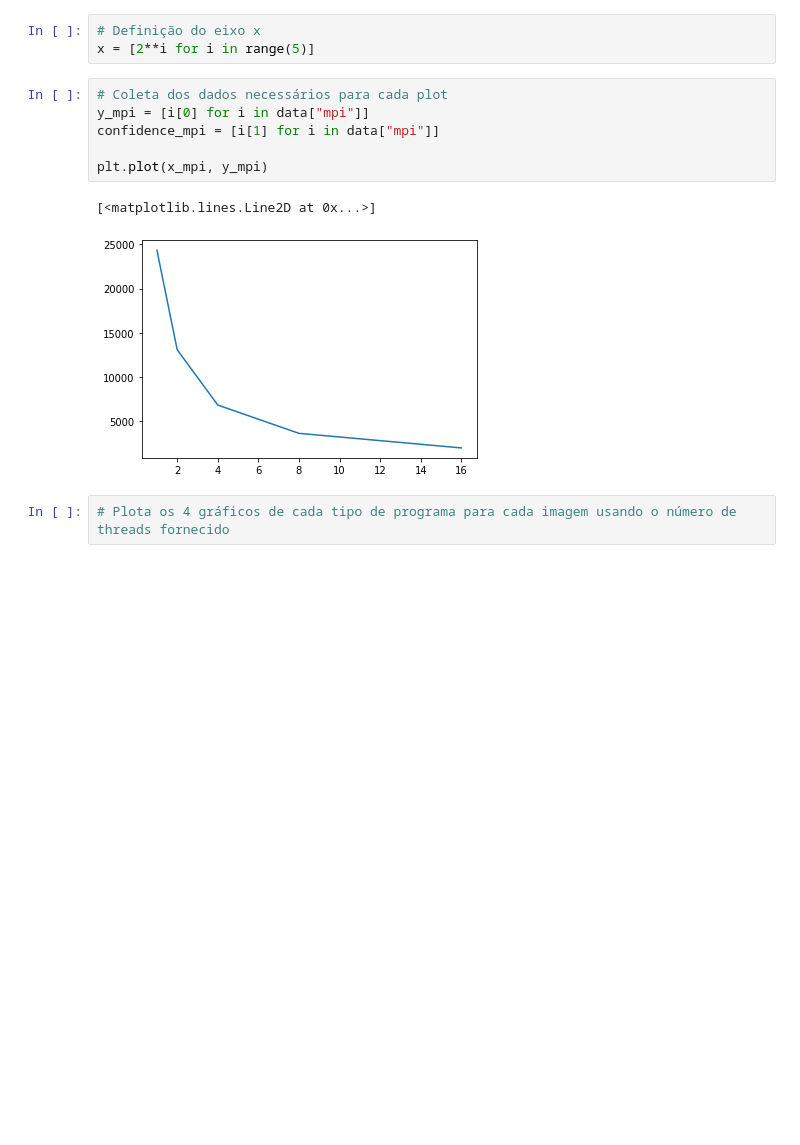
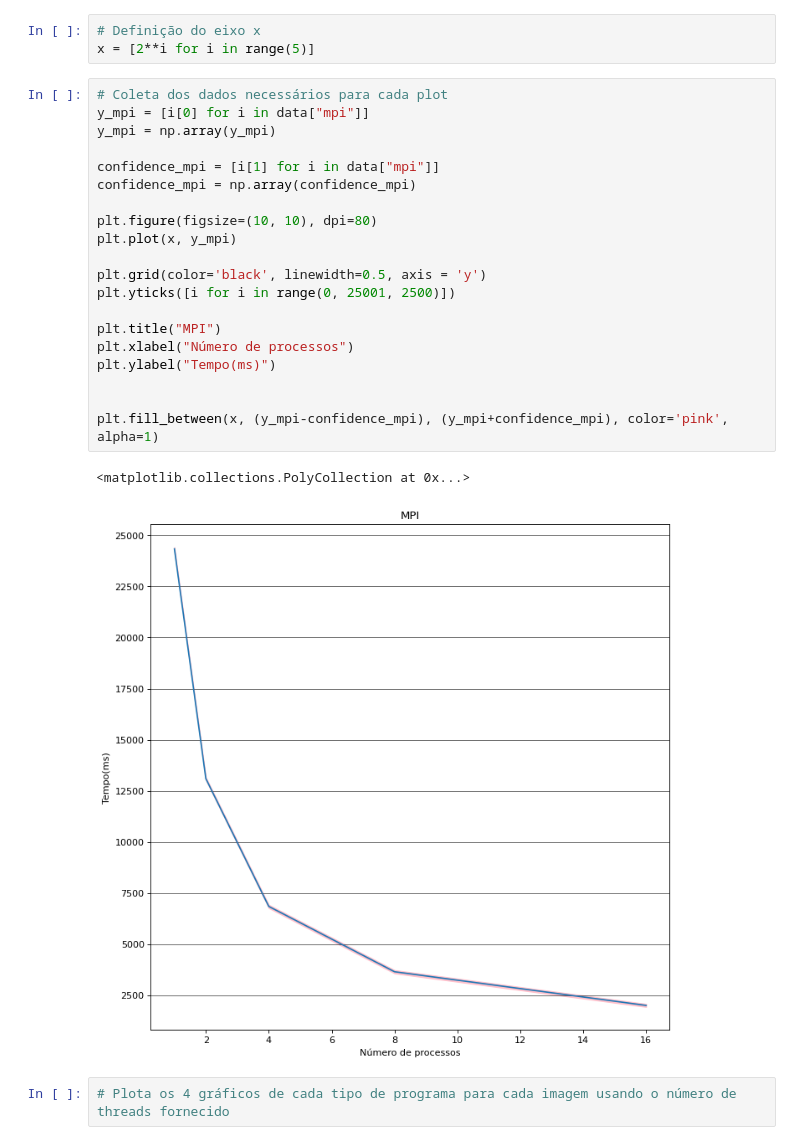
Before and after one commit to T-Guerrero/MAC0219-EP2, a Jupyter notebook: docs/documentation.ipynb, the cells around one changed output. Cells and saved outputs as stored; diff of their text form; blank space fills up the shorter version.

```diff
--- a/docs/documentation.ipynb
+++ b/docs/documentation.ipynb
@@ -164,12 +165,26 @@ x = [2**i for i in range(5)]
 # %%
 # Coleta dos dados necessários para cada plot
 y_mpi = [i[0] for i in data["mpi"]]
+y_mpi = np.array(y_mpi)
+
 confidence_mpi = [i[1] for i in data["mpi"]]
+confidence_mpi = np.array(confidence_mpi)
 
-plt.plot(x_mpi, y_mpi)
+plt.figure(figsize=(10, 10), dpi=80)
+plt.plot(x, y_mpi)
+
+plt.grid(color='black', linewidth=0.5, axis = 'y')
+plt.yticks([i for i in range(0, 25001, 2500)])
+
+plt.title("MPI")
+plt.xlabel("Número de processos")
+plt.ylabel("Tempo(ms)")
+
+
+plt.fill_between(x, (y_mpi-confidence_mpi), (y_mpi+confidence_mpi), color='pink', alpha=1)
 # %% [output]
-[<matplotlib.lines.Line2D at 0x...>]
+<matplotlib.collections.PolyCollection at 0x...>
-[figure, old version]
+[figure, new version]
 # %%
 # Plota os 4 gráficos de cada tipo de programa para cada imagem usando o número de threads fornecido
 # %% [markdown]
```
Also changed, not shown: parts of 5 cells of this notebook.
